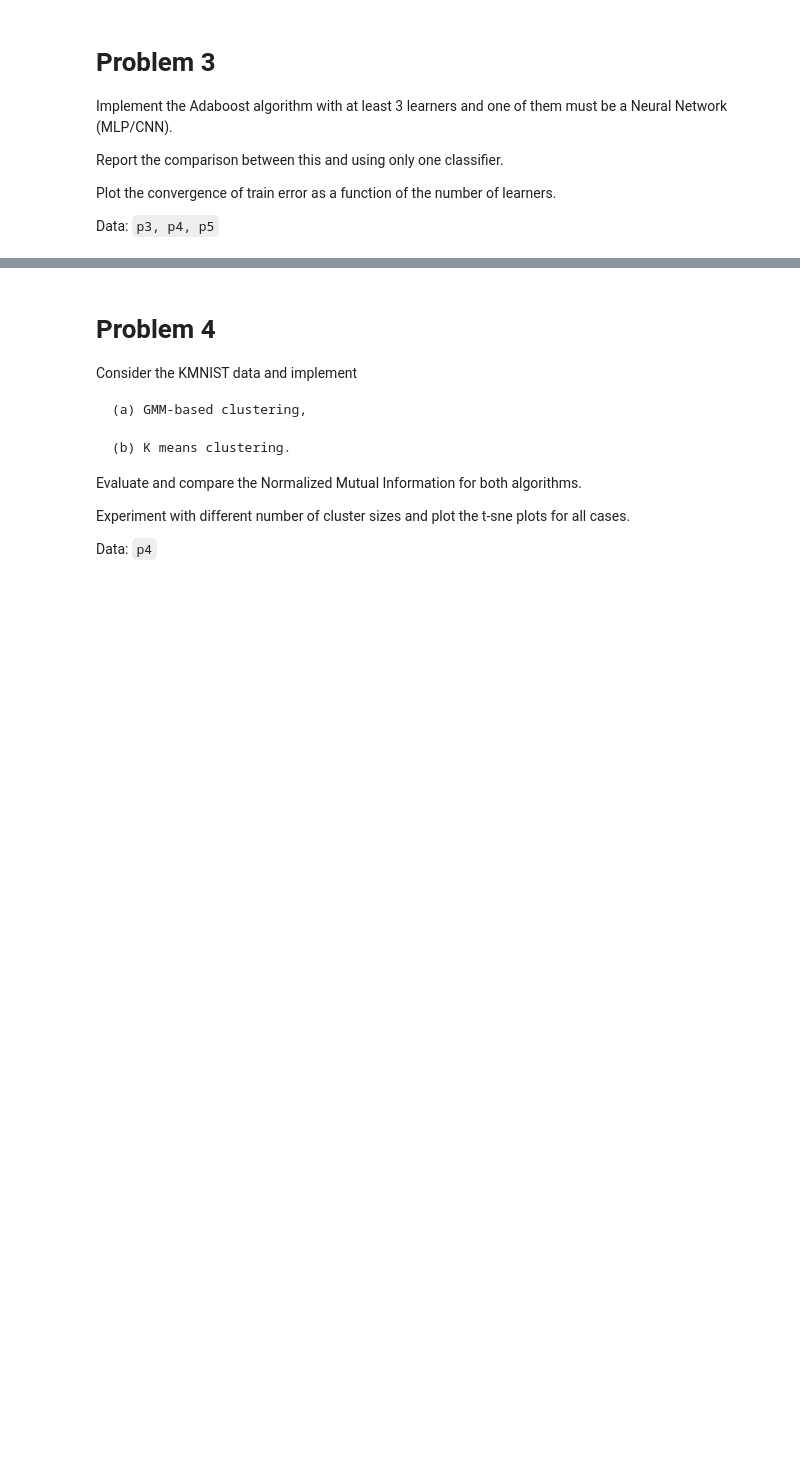
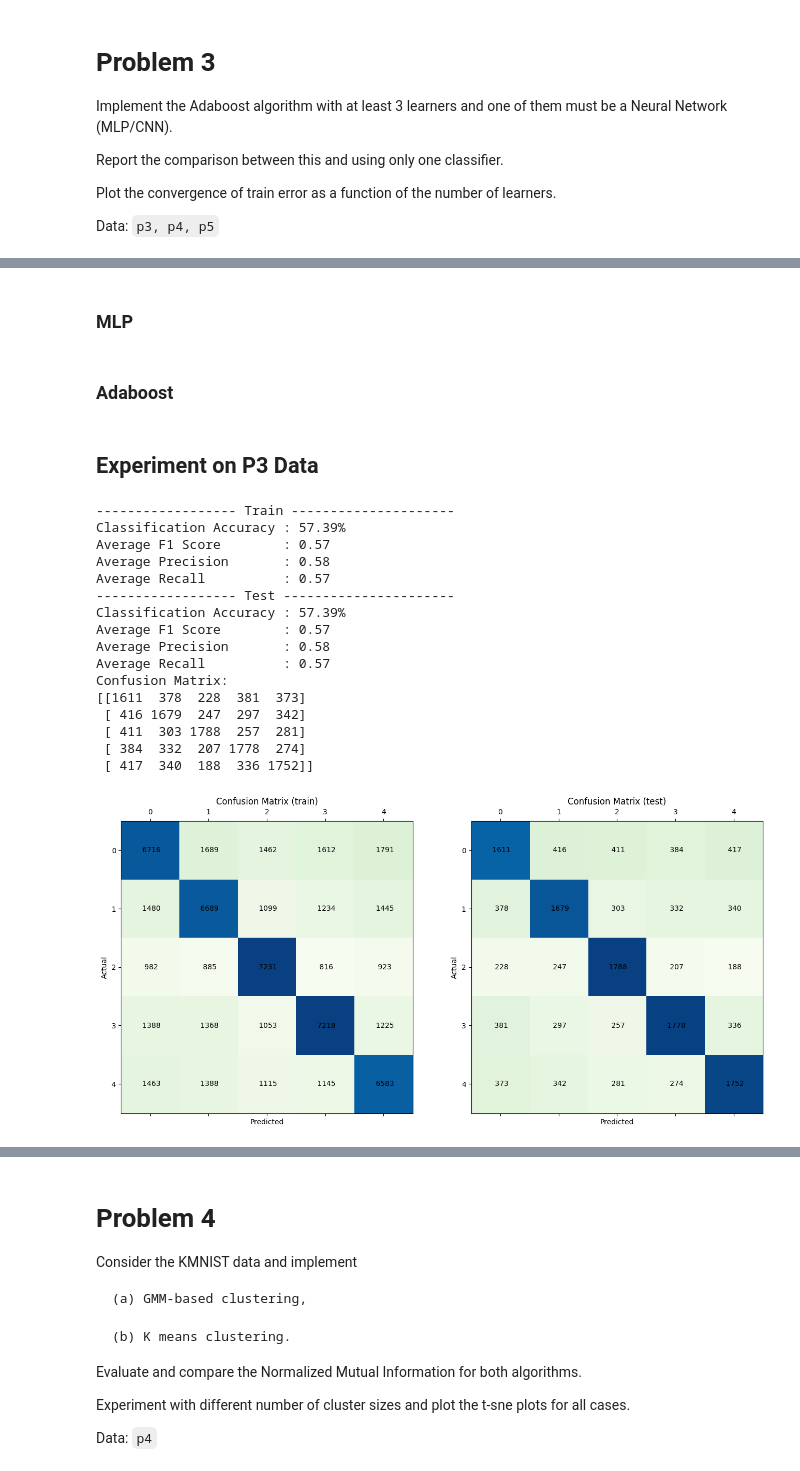
Before and after one commit to lokesh1197/PRNN-2023, a Jupyter notebook: Assignment3/solution.ipynb, the cells around one changed output, grey strips where cells are left out. Drawn from its saved outputs; the diff is of its cells as text; code cells hidden in the pictures; blank space fills up the shorter version.

```diff
--- a/Assignment3/solution.ipynb
+++ b/Assignment3/solution.ipynb
@@ -965,26 +999,3 @@ Report the comparison between this and using only one classifier.
 Plot the convergence of train error as a function of the number of learners.
 
 Data: `p3, p4, p5`
-# %%
-# adaboost with numpy
-def adaboost(X, Y, T, depth, stump):
-    m, n = X.shape
-    w = np.ones(m) / m
-    trees = []
-    alphas = []
-    for _ in range(T):
-        tree = stump(X, Y, w, depth)
-        trees.append(tree)
-        pred = predictAll(X, tree)
-        err = np.sum(w * (pred != Y))
-        alpha = 0.5 * np.log((1 - err) / (err + 2))
-        alphas.append(alpha)
-        w = w * np.exp(-alpha * Y * pred)
-        w = w / np.sum(w)
-    return trees, alphas
-
-def predictAdaBoost(X, trees, alphas):
-    return np.sign(np.sum([alpha * predictAll(X, tree) for alpha, tree in zip(alphas, trees)], axis=0))
-
-# trees, alphas = adaboost(p3["X"], p3["Y"], 100, 1, lambda X, Y, w, depth: buildTree(X, Y, gini, depth))
-# metrics.print(predictAdaBoost(p3["X"], trees, alphas), p3["Y"], predictAdaBoost(p3["X_test"], trees, alphas), p3["Y_test"], visualize=True, result=True)
@@ -990,0 +1004,2 @@ def predictAdaBoost(X, trees, alphas):
+# %% [markdown]
+### MLP
@@ -990,0 +1160,2 @@ def predictAdaBoost(X, trees, alphas):
+# %% [markdown]
+### Adaboost
@@ -990,0 +1221,24 @@ def predictAdaBoost(X, trees, alphas):
+# %% [markdown]
+## Experiment on P3 Data
+# %%
+n_labels = len(np.unique(p3['Y']))
+c, a, e = adaboost(p3['X'], p3['Y'], 10, 4)
+metrics.print(predictAdaboost(p3['X'], c, a, n_labels), p3['Y'], predictAdaboost(p3['X_test'], c, a, n_labels), p3['Y_test'], visualize=True)
+# %% [output]
+------------------ Train ---------------------
+Classification Accuracy : 57.39%
+Average F1 Score        : 0.57
+Average Precision       : 0.58
+Average Recall          : 0.57
+------------------ Test ----------------------
+Classification Accuracy : 57.39%
+Average F1 Score        : 0.57
+Average Precision       : 0.58
+Average Recall          : 0.57
+Confusion Matrix:
+[[1611  378  228  381  373]
+ [ 416 1679  247  297  342]
+ [ 411  303 1788  257  281]
+ [ 384  332  207 1778  274]
+ [ 417  340  188  336 1752]]
+[figure, added]
```
Also changed, not shown: parts of 42 cells of this notebook, 1 other file.
